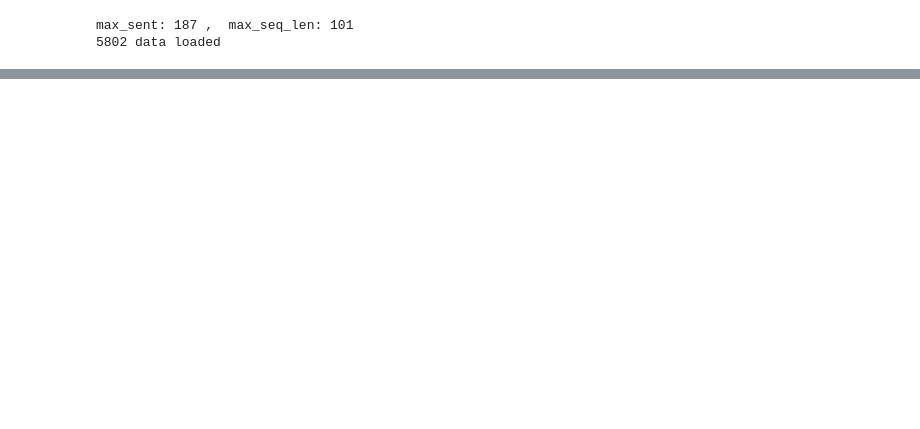
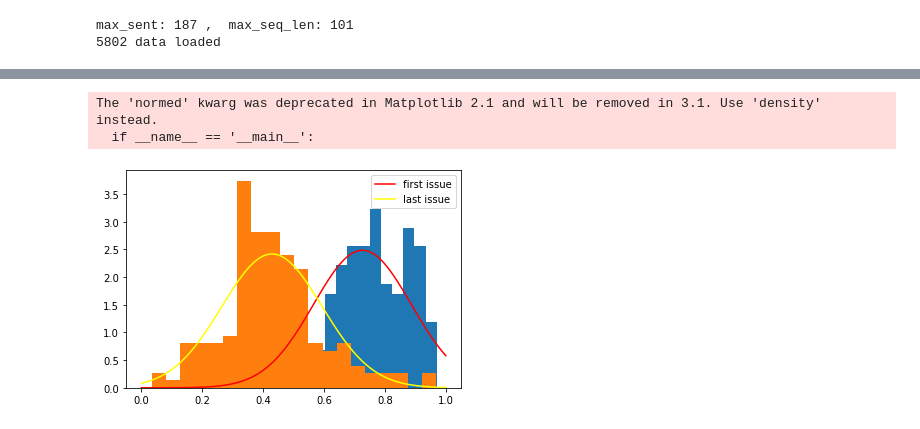
Before and after one commit to LuMelon/ERD, a Jupyter notebook: EvaluationForModel.ipynb, the cells around one changed output, grey strips where cells are left out. Drawn from its saved outputs; the diff is of its cells as text; code cells hidden in the pictures; blank space fills up the shorter version.

```diff
--- a/EvaluationForModel.ipynb
+++ b/EvaluationForModel.ipynb
@@ -928,0 +941,6 @@ def rdm_seq_data2scores_seq(rdm_data, bert, task_emb, classifier, label_num =2):
+# %%
+neg_x, neg_len, labels = get_data_by_idxs(neg_idxs, tokenizer=tt)
+# %%
+cuda = True
+subj_task_id = torch.tensor([1]).cuda() if cuda else torch.tensor([1])
+task_emb = task_embedding(subj_task_id)
@@ -928,0 +949,3 @@ def rdm_seq_data2scores_seq(rdm_data, bert, task_emb, classifier, label_num =2):
+# %%
+pos_scores = rdm_seq_data2scores_seq(pos_x, bert, task_emb, subj_cls, label_num =2)
+neg_scores = rdm_seq_data2scores_seq(neg_x, bert, task_emb, subj_cls, label_num =2)
@@ -928,0 +970,12 @@ def rdm_seq_data2scores_seq(rdm_data, bert, task_emb, classifier, label_num =2):
+# %%
+neg_head = [h[0] for h in neg_scores]
+neg_tail = [h[-1] for h in neg_scores]
+
+pos_head = [h[0] for h in pos_scores]
+pos_tail = [h[-1] for h in pos_scores]
+# %%
+plot_hist((neg_head, neg_tail), 20, "objective score", "probability", ["first issue", "last issue"])
+# %% [output]
+The 'normed' kwarg was deprecated in Matplotlib 2.1 and will be removed in 3.1. Use 'density' instead.
+  if __name__ == '__main__':
+[figure, added]
```
Also changed, not shown: parts of 40 cells of this notebook, 8 other files.
